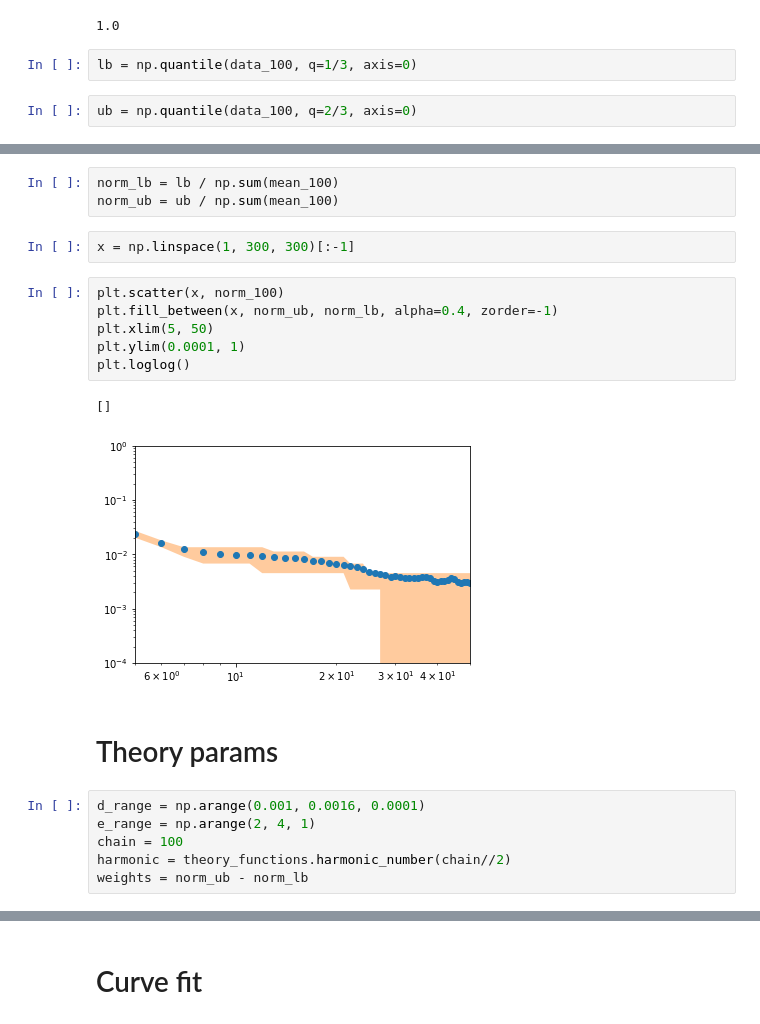
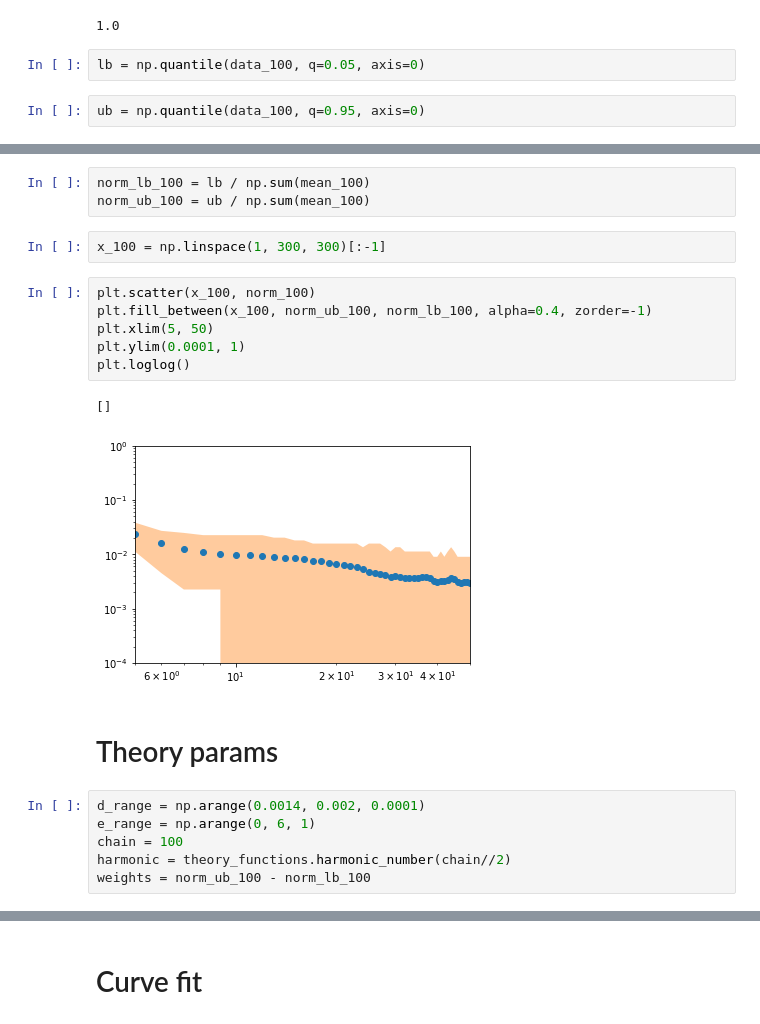
Before and after one commit to meyresearch/amino_acid_distance_distributions, a Jupyter notebook: scripts/fitting.ipynb, the cells around one changed output, grey strips where cells are left out. Saved outputs shown, nothing was run; the diff lists cells and outputs as text.

```diff
--- a/scripts/fitting.ipynb
+++ b/scripts/fitting.ipynb
@@ -25,6 +29,6 @@ np.sum(norm_100)
 # %% [output]
 1.0
 # %%
-lb = np.quantile(data_100, q=1/3, axis=0)
+lb = np.quantile(data_100, q=0.05, axis=0)
 # %%
-ub = np.quantile(data_100, q=2/3, axis=0)
+ub = np.quantile(data_100, q=0.95, axis=0)
@@ -51,23 +35,23 @@ array([210., 208., 112.,  92.,  24.,  16.,  12.,  12.,  12.,  12.,  12.,
 # %%
-norm_lb = lb / np.sum(mean_100)
-norm_ub = ub / np.sum(mean_100)
+norm_lb_100 = lb / np.sum(mean_100)
+norm_ub_100 = ub / np.sum(mean_100)
 # %%
-x = np.linspace(1, 300, 300)[:-1]
+x_100 = np.linspace(1, 300, 300)[:-1]
 # %%
-plt.scatter(x, norm_100)
-plt.fill_between(x, norm_ub, norm_lb, alpha=0.4, zorder=-1)
+plt.scatter(x_100, norm_100)
+plt.fill_between(x_100, norm_ub_100, norm_lb_100, alpha=0.4, zorder=-1)
 plt.xlim(5, 50)
 plt.ylim(0.0001, 1)
 plt.loglog()
 # %% [output]
 []
-[figure, old version]
+[figure, new version]
 # %% [markdown]
 # Theory params
 # %%
-d_range = np.arange(0.001, 0.0016, 0.0001)
-e_range = np.arange(2, 4, 1)
+d_range = np.arange(0.0014, 0.002, 0.0001)
+e_range = np.arange(0, 6, 1)
 chain = 100
 harmonic = theory_functions.harmonic_number(chain//2)
-weights = norm_ub - norm_lb
+weights = norm_ub_100 - norm_lb_100
 # %%
```
Also changed, not shown: parts of 32 cells of this notebook.
